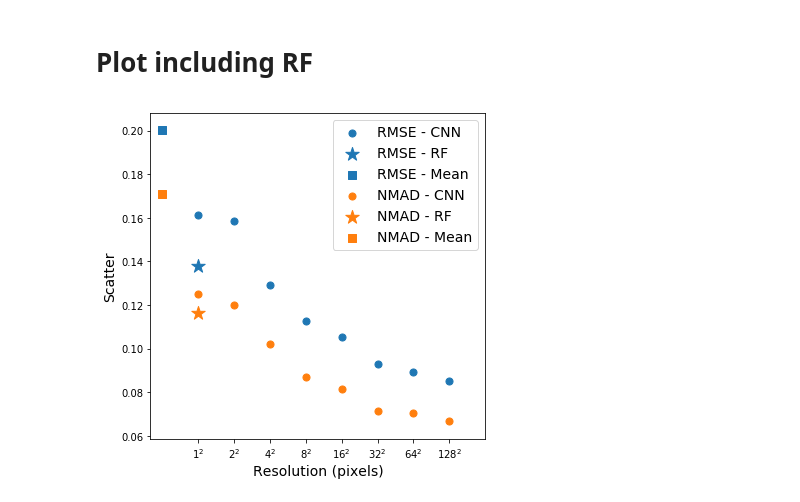
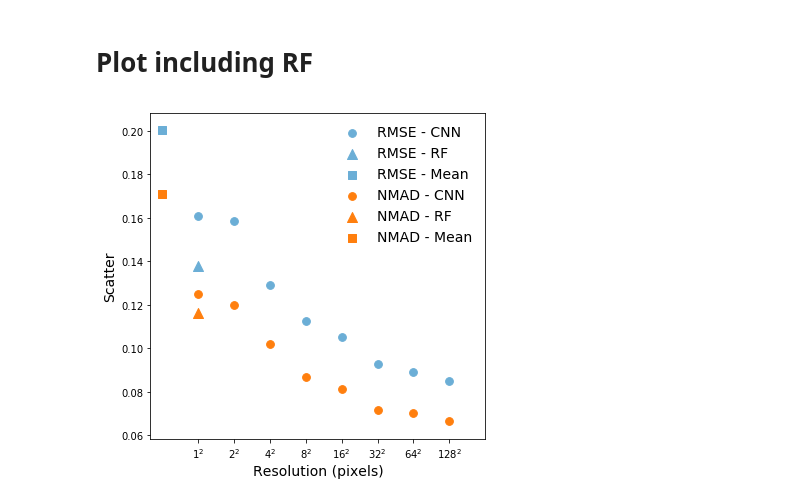
Before and after one commit to jwuphysics/galaxy-cnns, a Jupyter notebook: notebook/paper/04-resolution_effects.ipynb, the cells around one changed output. Cells and saved outputs as stored; diff of their text form; code cells hidden in the pictures.

```diff
--- a/notebook/paper/04-resolution_effects.ipynb
+++ b/notebook/paper/04-resolution_effects.ipynb
@@ -24,6 +24,11 @@ def nmad(z, const=1.4826):
 def rmse(z):
     """Returns the root mean squared error"""
     return np.sqrt(np.mean(z**2))
+
+# define colors
+c_nmad = 'C1'
+c_rmse = plt.cm.tab20c(1/20)
+c_median = 'C3'
 # %%
 def plot_scatter(y_test, p_test, sz, ax, which_scatter, plot_style='scatter'):
     """Plot metallicity scatter for given resolution (image size, sz)"""
@@ -56,12 +58,0 @@ def plot_scatter(y_test, p_test, sz, ax, which_scatter, plot_style='scatter'):
-# %%
-# get predictions
-sz = 64
-preds = pd.read_csv(f'{PATH}/catalogs/predictions_{sz}-oh_p50.csv', index_col=0)
-preds.head()
-
-
-# make plot
-fig, ax = plt.subplots(1, 1, figsize=(6, 3))
-
-plot_scatter(preds.oh_p50, preds.prediction, sz, ax, which_scatter='NMAD')
-plot_scatter(preds.oh_p50, preds.prediction, sz, ax, which_scatter='RMSE')
@@ -72,12 +58,0 @@ plot_scatter(preds.oh_p50, preds.prediction, sz, ax, which_scatter='RMSE')
-# %%
-fig, ax = plt.subplots(1, 1, figsize=(8, 8))
-
-for which_scatter in ['RMSE', 'NMAD']:
-    sz = 128
-    preds = pd.read_csv(f'{PATH}/catalogs/predictions-oh_p50.csv', index_col=0)
-    plot_scatter(preds.oh_p50, preds.prediction, sz, ax, which_scatter=which_scatter, plot_style='line')
-    for sz in [64, 32, 16, 8, 4, 2, 1]:
-        preds = pd.read_csv(f'{PATH}/catalogs/predictions_{sz}-oh_p50.csv', index_col=0)
-        plot_scatter(preds.oh_p50, preds.prediction, sz, ax, which_scatter=which_scatter, plot_style='line')
-
-ax.legend(fontsize=12, framealpha=0.0, frameon=False, loc='upper right')
@@ -304,38 +187,38 @@ NMAD = 0.1059
 # %%
 fig, ax = plt.subplots(1, 1, figsize=(6, 6))
 
 
 # compute random scatter about median in total sample
 intrinsic_rmse = rmse(preds.oh_p50 - np.mean(preds.oh_p50))
 intrinsic_nmad = nmad(preds.oh_p50 - np.mean(preds.oh_p50))
 
 sizes = [128, 64, 32, 16, 8, 4, 2, 1]
 rmses = []
 nmads = []
 for sz in sizes:
     preds = pd.read_csv(f'{PATH}/catalogs/predictions_{sz}-oh_p50.csv', index_col=0)
 
     rmses.append(rmse(preds.prediction - preds.oh_p50))
     nmads.append(nmad(preds.prediction - preds.oh_p50))
 
-ax.scatter(sizes, rmses, c='C0', s=50, label=r'RMSE - CNN')
-ax.scatter(1, rmse_RF, c='C0', s=200, marker='*', label=r'RMSE - RF')
-ax.scatter(0.5, intrinsic_rmse, marker='s', s=50, c='C0', label=r'RMSE - Mean')
-ax.scatter(sizes, nmads, c='C1', s=50, label=r'NMAD - CNN')
-ax.scatter(1, nmad_RF, c='C1', s=200, marker='*', label=r'NMAD - RF')
-ax.scatter(0.5, intrinsic_nmad, marker='s', s=50, c='C1', label=r'NMAD - Mean')
+ax.scatter(sizes, rmses, c=c_rmse, s=60, label=r'RMSE - CNN')
+ax.scatter(1, rmse_RF, c=c_rmse, s=100, marker='^', label=r'RMSE - RF')
+ax.scatter(0.5, intrinsic_rmse, marker='s', s=60, c=c_rmse, label=r'RMSE - Mean')
+ax.scatter(sizes, nmads, c=c_nmad, s=60, label=r'NMAD - CNN')
+ax.scatter(1, nmad_RF, c=c_nmad, s=100, marker='^', label=r'NMAD - RF')
+ax.scatter(0.5, intrinsic_nmad, marker='s', s=60, c=c_nmad, label=r'NMAD - Mean')
 
 ax.set_xscale('log')
 plt.minorticks_off()
 ax.set_xticks(list(reversed(sizes)), minor=False)
 ax.set_xticklabels(list(reversed([str(s) + r'$^2$' for s in sizes])))
 
 ax.set_xlim(0.4, 256)
 ax.set_xlabel('Resolution (pixels)', fontsize=14)
 ax.set_ylabel('Scatter', fontsize=14)
 
-ax.legend(fontsize=14);
+ax.legend(fontsize=14, frameon=False);
 
 fig.savefig(f'{PATH}/results/04-resolution.pdf')
 # %% [output]
-[figure, old version]
+[figure, new version]
```
Also changed, not shown: parts of 12 cells of this notebook, 10 other files.
